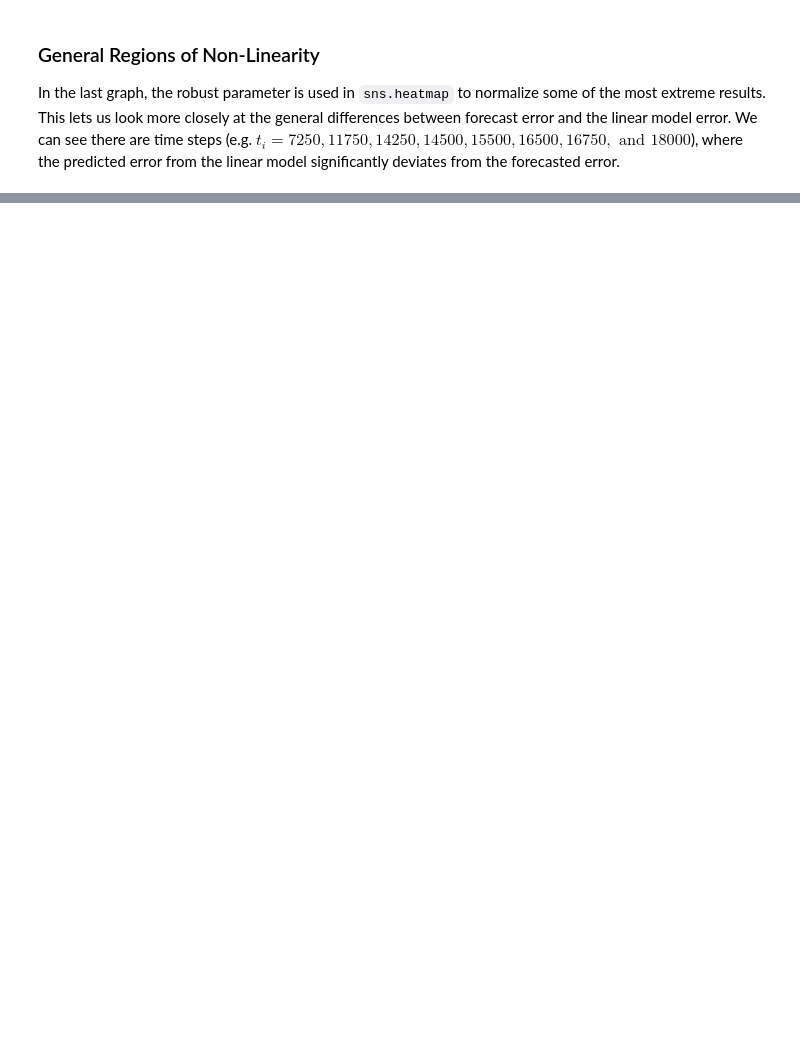
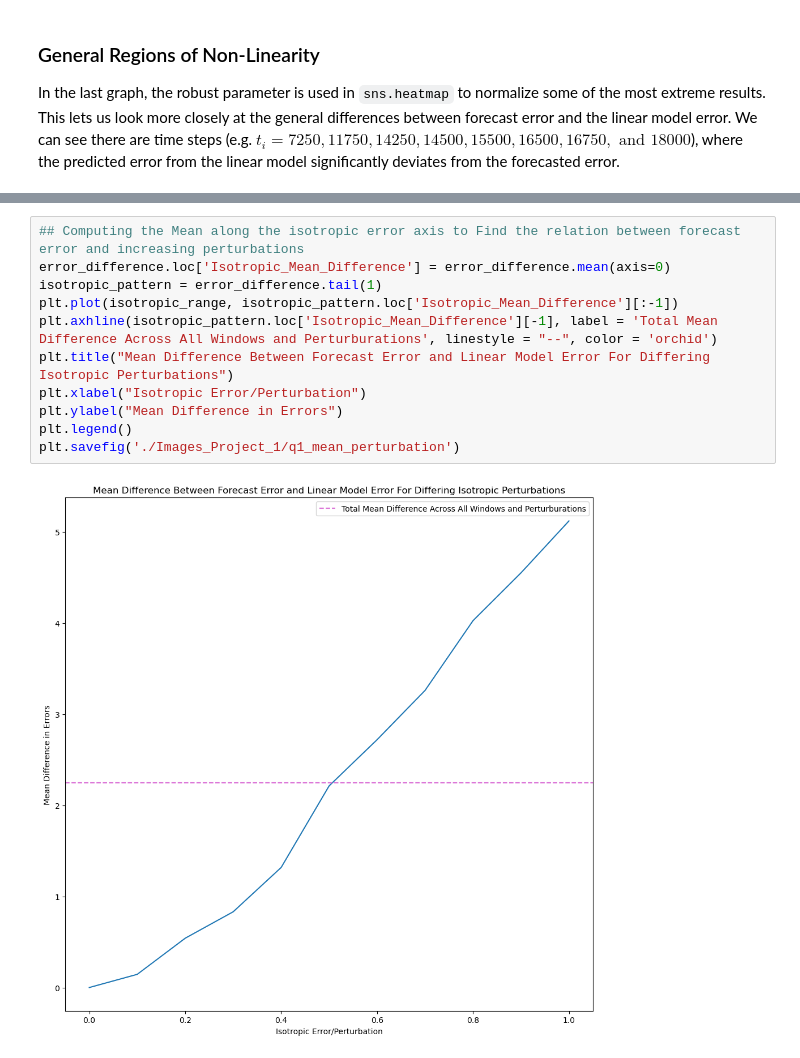
Before and after one commit to AidanJanney/ATOC4500_F24, a Jupyter notebook: Project_1/Project_1.ipynb, the cells around one changed output, grey strips where cells are left out. Drawn from its saved outputs; the diff is of its cells as text; blank space fills up the shorter version.

```diff
--- a/Project_1/Project_1.ipynb
+++ b/Project_1/Project_1.ipynb
@@ -346,0 +360,13 @@ plt.show()
+# %%
+## Computing the Mean along the isotropic error axis to Find the relation between forecast error and increasing perturbations
+error_difference.loc['Isotropic_Mean_Difference'] = error_difference.mean(axis=0)
+isotropic_pattern = error_difference.tail(1)
+plt.plot(isotropic_range, isotropic_pattern.loc['Isotropic_Mean_Difference'][:-1])
+plt.axhline(isotropic_pattern.loc['Isotropic_Mean_Difference'][-1], label = 'Total Mean Difference Across All Windows and Perturburations', linestyle = "--", color = 'orchid')
+plt.title("Mean Difference Between Forecast Error and Linear Model Error For Differing Isotropic Perturbations")
+plt.xlabel("Isotropic Error/Perturbation")
+plt.ylabel("Mean Difference in Errors")
+plt.legend()
+plt.savefig('./Images_Project_1/q1_mean_perturbation')
+# %% [output]
+[figure, added]
```
Also changed, not shown: parts of 7 cells of this notebook, 11 other files.
